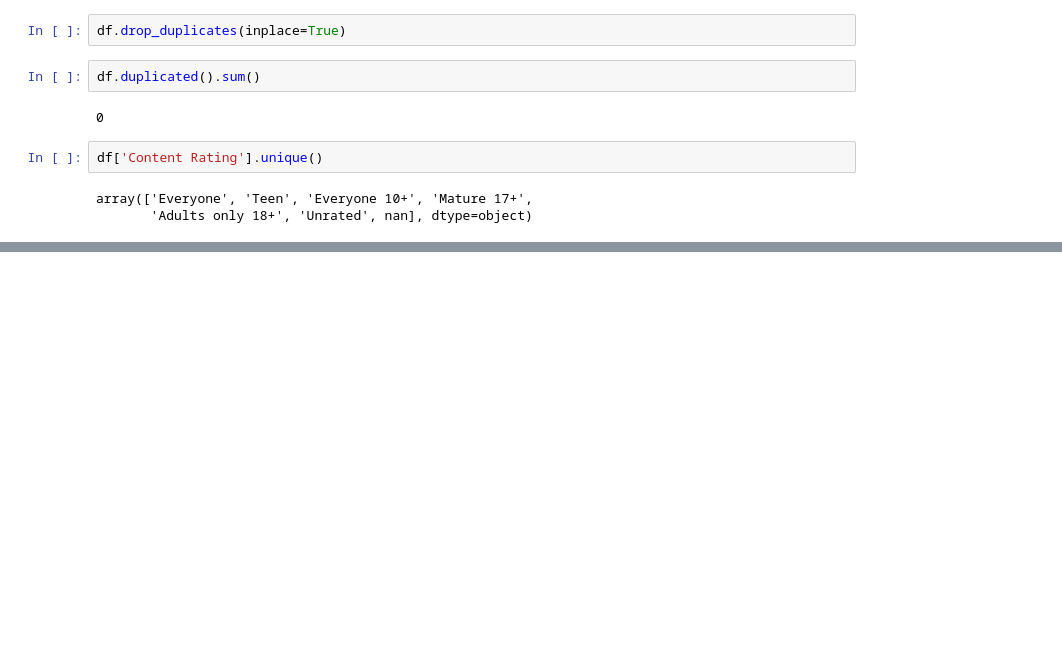
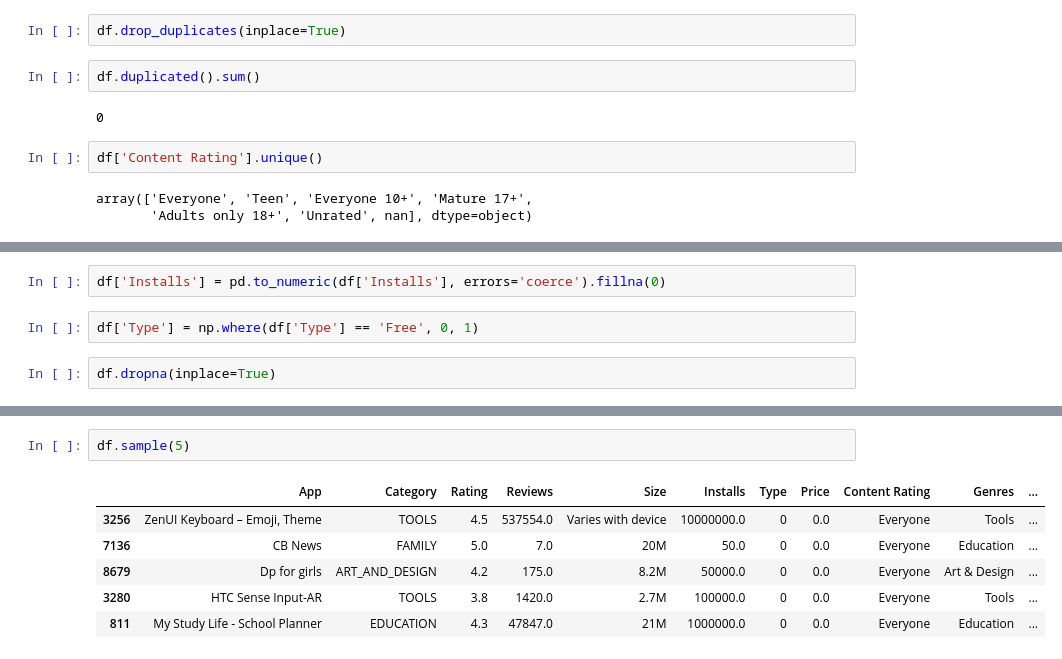
Before and after one commit to akxiit/Normal-Data-Visulization, a Jupyter notebook: notebooks/GooglePlayStore/Main.ipynb, the cells around one changed output, grey strips where cells are left out. Drawn from its saved outputs; the diff is of its cells as text; blank space fills up the shorter version.

```diff
--- a/notebooks/GooglePlayStore/Main.ipynb
+++ b/notebooks/GooglePlayStore/Main.ipynb
@@ -173,0 +199,6 @@ plt.show()
+# %%
+df['Installs'] = pd.to_numeric(df['Installs'], errors='coerce').fillna(0)
+# %%
+df['Type'] = np.where(df['Type'] == 'Free', 0, 1)
+# %%
+df.dropna(inplace=True)
@@ -173,0 +228,9 @@ plt.show()
+# %%
+df.sample(5)
+# %% [output]
+|  | App | Category | Rating | Reviews | Size | Installs | Type | Price | Content Rating | Genres | ... |
+| 3256 | ZenUI Keyboard – Emoji, Theme | TOOLS | 4.5 | 537554.0 | Varies with device | 10000000.0 | 0 | 0.0 | Everyone | Tools | ... |
+| 7136 | CB News | FAMILY | 5.0 | 7.0 | 20M | 50.0 | 0 | 0.0 | Everyone | Education | ... |
+| 8679 | Dp for girls | ART_AND_DESIGN | 4.2 | 175.0 | 8.2M | 50000.0 | 0 | 0.0 | Everyone | Art & Design | ... |
+| 3280 | HTC Sense Input-AR | TOOLS | 3.8 | 1420.0 | 2.7M | 100000.0 | 0 | 0.0 | Everyone | Tools | ... |
+| 811 | My Study Life - School Planner | EDUCATION | 4.3 | 47847.0 | 21M | 1000000.0 | 0 | 0.0 | Everyone | Education | ... |
```
Also changed, not shown: parts of 4 cells of this notebook.
